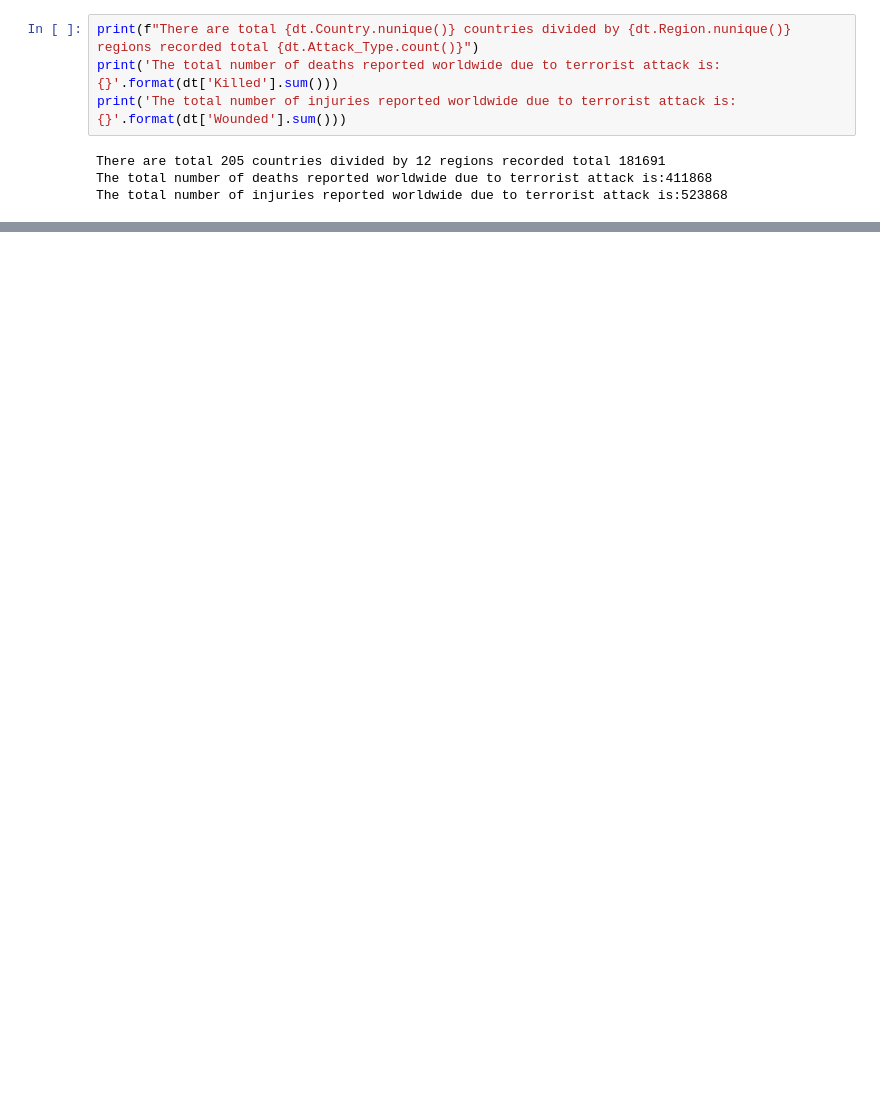
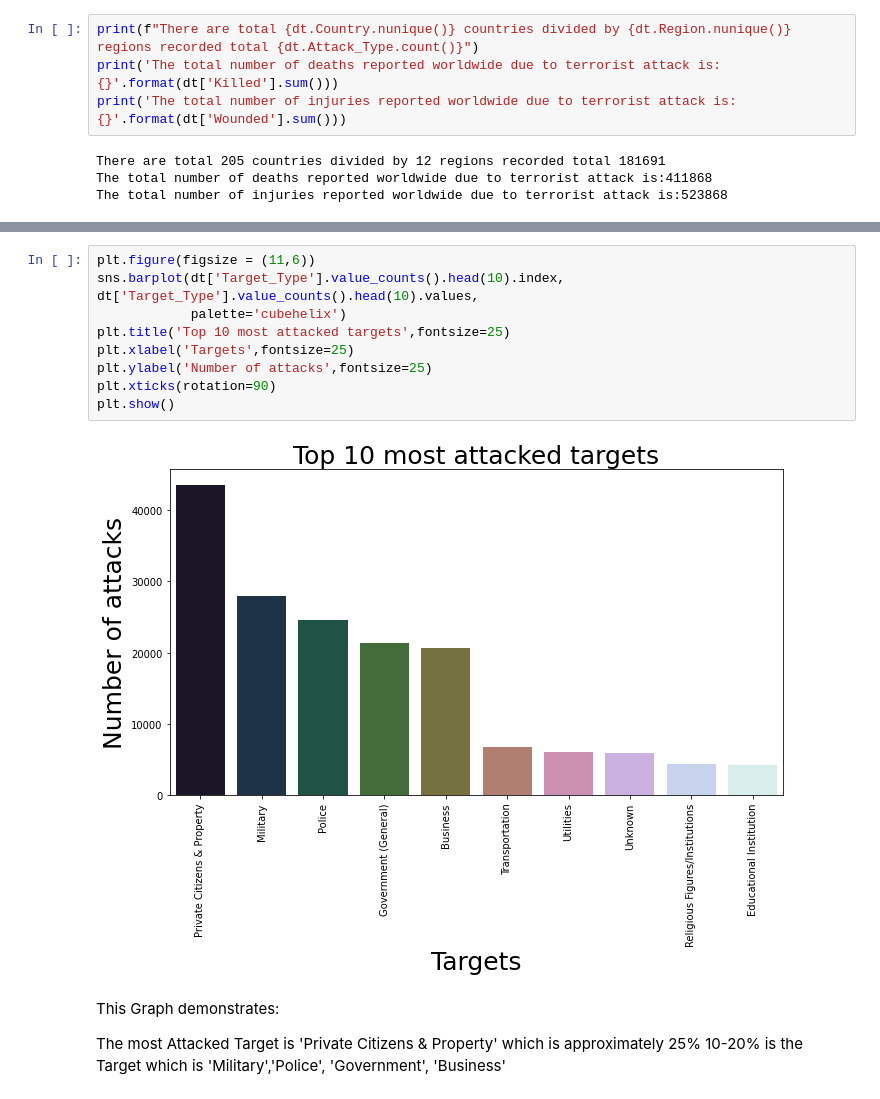
Before and after one commit to Sharaffin/EDA-GlobalTerrorismAnalysis, a Jupyter notebook: Global_Terrorism_Analysis_Capstone_Project.ipynb, the cells around one changed output, grey strips where cells are left out. Cells and saved outputs as stored; diff of their text form; blank space fills up the shorter version.

```diff
--- a/Global_Terrorism_Analysis_Capstone_Project.ipynb
+++ b/Global_Terrorism_Analysis_Capstone_Project.ipynb
@@ -232,0 +343,16 @@ dt.nlargest(10, 'Killed', keep ='first')
+# %%
+plt.figure(figsize = (11,6))
+sns.barplot(dt['Target_Type'].value_counts().head(10).index, dt['Target_Type'].value_counts().head(10).values,
+            palette='cubehelix')
+plt.title('Top 10 most attacked targets',fontsize=25)
+plt.xlabel('Targets',fontsize=25)
+plt.ylabel('Number of attacks',fontsize=25)
+plt.xticks(rotation=90)
+plt.show()
+# %% [output]
+[figure, added]
+# %% [markdown]
+This Graph demonstrates:
+
+The most Attacked Target is 'Private Citizens & Property' which is approximately 25%
+10-20% is the Target which is 'Military','Police', 'Government', 'Business'
```
Also changed, not shown: parts of 14 cells of this notebook.
